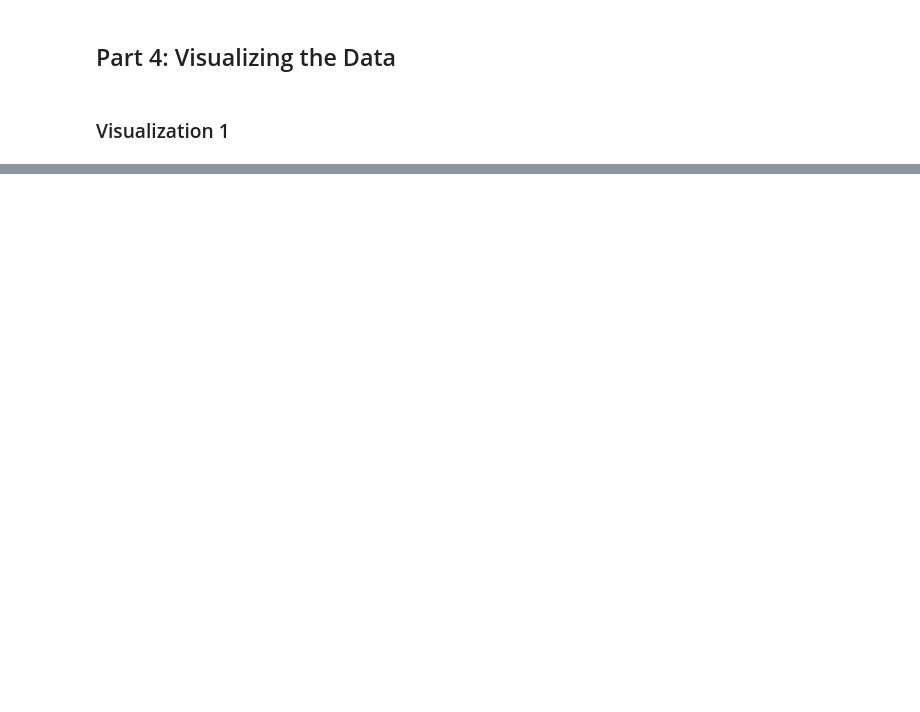
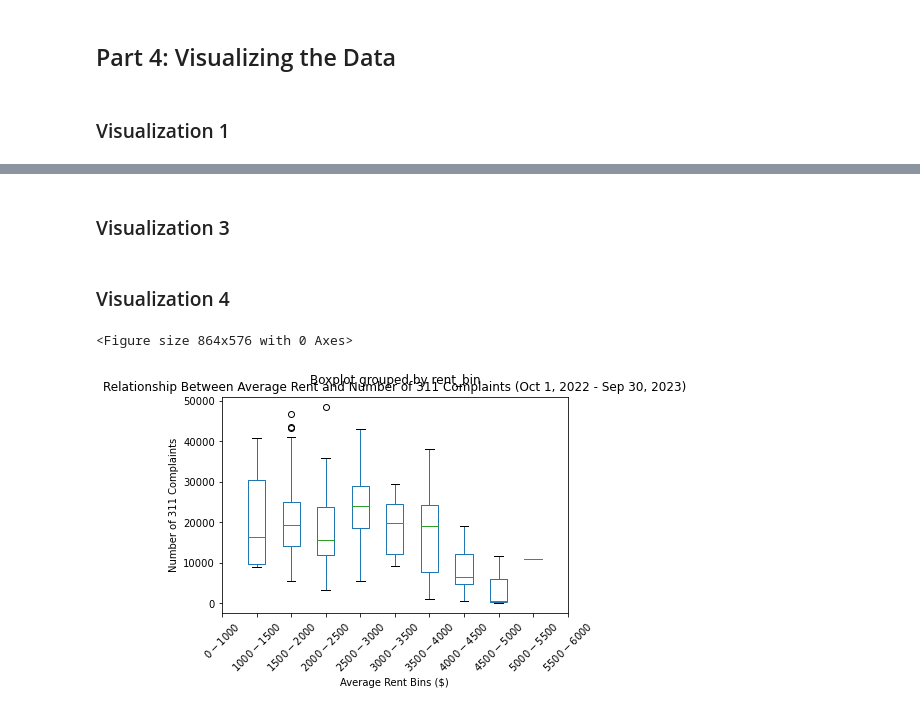
Before and after one commit to jyjulia/4501-project, a Jupyter notebook: Projet Template.ipynb, the cells around one changed output, grey strips where cells are left out. Saved outputs shown, nothing was run; the diff lists cells and outputs as text; code cells hidden in the pictures; blank space fills up the shorter version.

```diff
--- a/Projet Template.ipynb
+++ b/Projet Template.ipynb
@@ -717,0 +812,58 @@ plot_visual_1(some_dataframe)
+# %% [markdown]
+### Visualization 3
+# %% [markdown]
+### Visualization 4
+# %%
+def get_data_for_visual_4():
+
+    # Query rent data for September 2023
+    rent_query = """
+    SELECT zipcode,AVG(r."2023-09-30") as avg_rent
+    FROM rents r
+    GROUP BY zipcode
+    """
+
+    # Query 311 complaint data for October 1, 2022, to September 30, 2023
+    complaint_query = """
+    SELECT zipcode, COUNT(*) as num_complaints
+    FROM complaints
+    WHERE date BETWEEN '2022-10-01' AND '2023-09-30'
+    GROUP BY zipcode
+    """
+
+    # Execute the queries and load the results into pandas dataframes
+    rent_data = pd.read_sql_query(rent_query, engine)
+    complaint_data = pd.read_sql_query(complaint_query, engine)
+
+    # Merge dataframes on zip code
+    merged_data = pd.merge(rent_data, complaint_data, on='zipcode', how='inner')
+
+    return merged_data
+
+def plot_visual_4(dataframe):
+    # Create bins for average rent
+    bins = [0, 1000,1500, 2000, 2500,3000,3500, 4000, 4500,5000,5500, 6000]
+
+    # Create a new column 'rent_bin' to categorize average rent into bins
+    dataframe['rent_bin'] = pd.cut(dataframe['avg_rent'], bins, right=False, labels=False)
+
+    # Plotting the boxplot
+    plt.figure(figsize=(12, 8))
+    boxplot = dataframe.boxplot(column='num_complaints', by='rent_bin', grid=False)
+### Visualization 4
+    # Adding labels and title
+    plt.title('Relationship Between Average Rent and Number of 311 Complaints (Oct 1, 2022 - Sep 30, 2023)')
+    plt.xlabel('Average Rent Bins ($)')
+    plt.ylabel('Number of 311 Complaints')
+
+    # Renaming x-axis ticks to represent the bin ranges
+    plt.xticks(range(len(bins) - 1), [f'${bins[i]}-${bins[i+1]}' for i in range(len(bins) - 1)], rotation=45)
+
+    plt.show()
+
+# Fetching data and plotting the visualization
+correlation_data_visual_4 = get_data_for_visual_4()
+plot_visual_4(correlation_data_visual_4)
+# %% [output]
+<Figure size 864x576 with 0 Axes>
+[figure, added]
```
Also changed, not shown: parts of 18 cells of this notebook, 1 other file.
